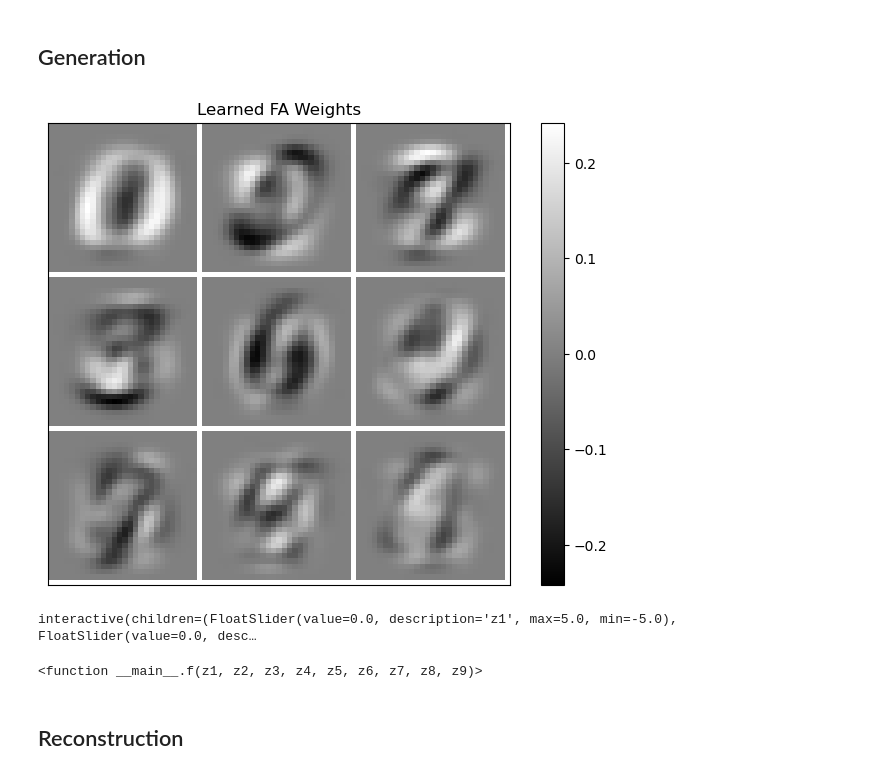
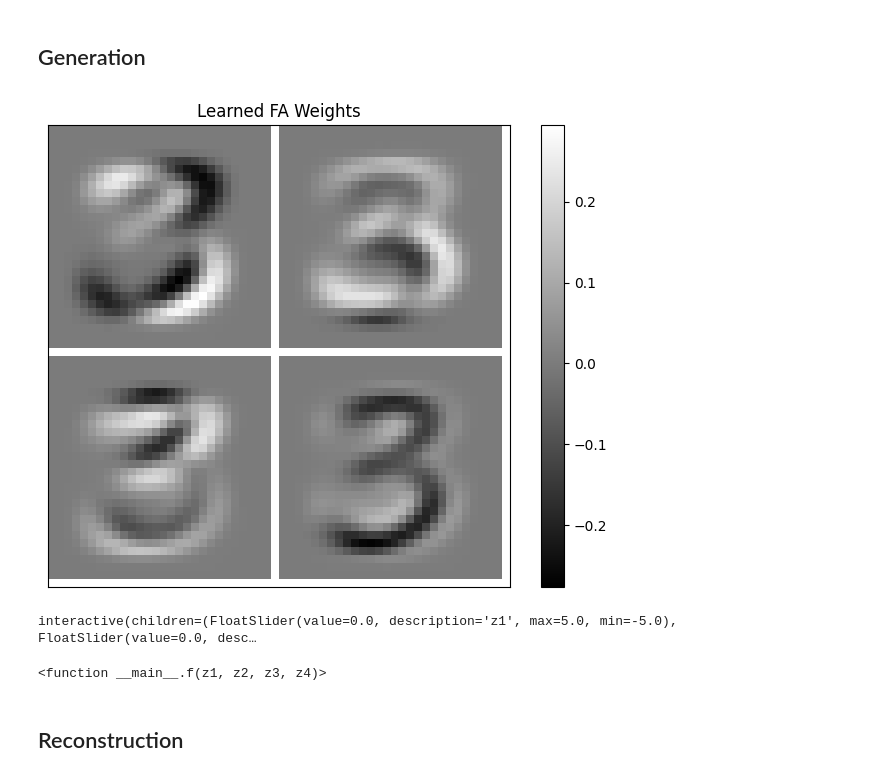
Before and after one commit to reml-lab/MLDemos, a Jupyter notebook: Factor_Analysis.ipynb, the cells around one changed output. Cells and saved outputs as stored; diff of their text form; code cells hidden in the pictures.

```diff
--- a/Factor_Analysis.ipynb
+++ b/Factor_Analysis.ipynb
@@ -48,11 +52,13 @@ train_set, test_set = pickle.load(f,encoding='latin1')
+# %%
+#Pick a digit type
+digit=3
 # %%
 #Show data
-X = train_set[0]/256.0
+Y = train_set[1]
+X = train_set[0][Y==digit,:,:]/256.0
 X = X.reshape(X.shape[0],X.shape[1]*X.shape[2])
 plt.figure(figsize=[8,6]);
-plot_im_array2(X[range(0,50000,500),:],28,100,10,"Data Samples")
+plot_im_array2(X[range(0,5000,50),:],28,100,10,"Data Samples")
 plt.clim(0,1)
 plt.show()
-
-Y = train_set[1]
 # %% [output]
@@ -62,37 +68,33 @@ Y = train_set[1]
 # %% [markdown]
 ## Generation
 # %%
-from ipywidgets import interact, interactive, fixed, interact_manual
-import ipywidgets as widgets
-
-FA = FactorAnalysis(n_components=9, tol=0.01, copy=True, max_iter=100, random_state=0)
+FA = FactorAnalysis(n_components=4, tol=0.01, copy=True, max_iter=100, random_state=0)
 FA.fit(X[:10000,:])
 Wfs=FA.components_
 mus = FA.mean_
 
 plt.figure(1,figsize=[8,6])
-plot_im_array2(Wfs,28,9,3,"Learned FA Weights")
+plot_im_array2(Wfs,28,4,2,"Learned FA Weights")
 plt.show()
 # %% [output]
-[figure, old version]
+[figure, new version]
 # %%
 def generate(Z,W,mu):
     return(Z.dot(W) + mu)
 
-def f(z1,z2,z3,z4,z5,z6,z7,z8,z9):
-    z = np.array([z1,z2,z3,z4,z5,z6,z7,z8,z9])
+def f(z1,z2,z3,z4):
+    z = np.array([z1,z2,z3,z4])
     x = generate(z,Wfs,mus).reshape((28,28))
     plt.imshow(x,cmap=plt.cm.gray,interpolation=None,vmin=0,vmax=1)
     plt.colorbar()
     plt.show()
 
-interact(f,z1=(-5.0,5.0),z2=(-5.0,5.0),z3=(-5.0,5.0),
-           z4=(-5.0,5.0),z5=(-5.0,5.0),z6=(-5.0,5.0),
-           z7=(-5.0,5.0),z8=(-5.0,5.0),z9=(-5.0,5.0),
+interact(f,z1=(-5.0,5.0),z2=(-5.0,5.0),
+         z3=(-5.0,5.0),z4=(-5.0,5.0),
          continuous_update=False)
 # %% [output]
 interactive(children=(FloatSlider(value=0.0, description='z1', max=5.0, min=-5.0), FloatSlider(value=0.0, desc…
-<function __main__.f(z1, z2, z3, z4, z5, z6, z7, z8, z9)>
+<function __main__.f(z1, z2, z3, z4)>
 # %% [markdown]
 ## Reconstruction
 # %%
```
Also changed, not shown: parts of 10 cells of this notebook, 1 other file.
